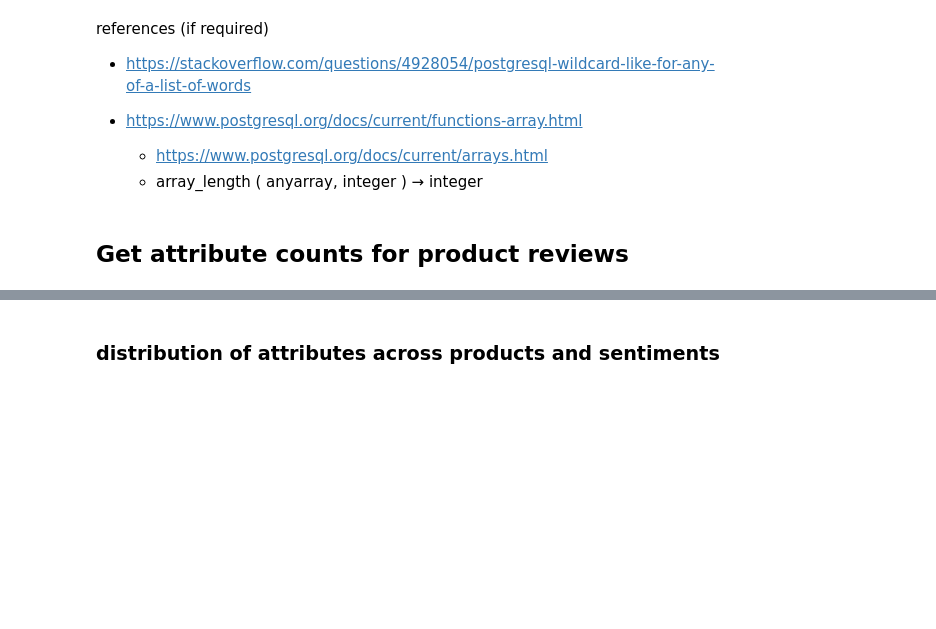
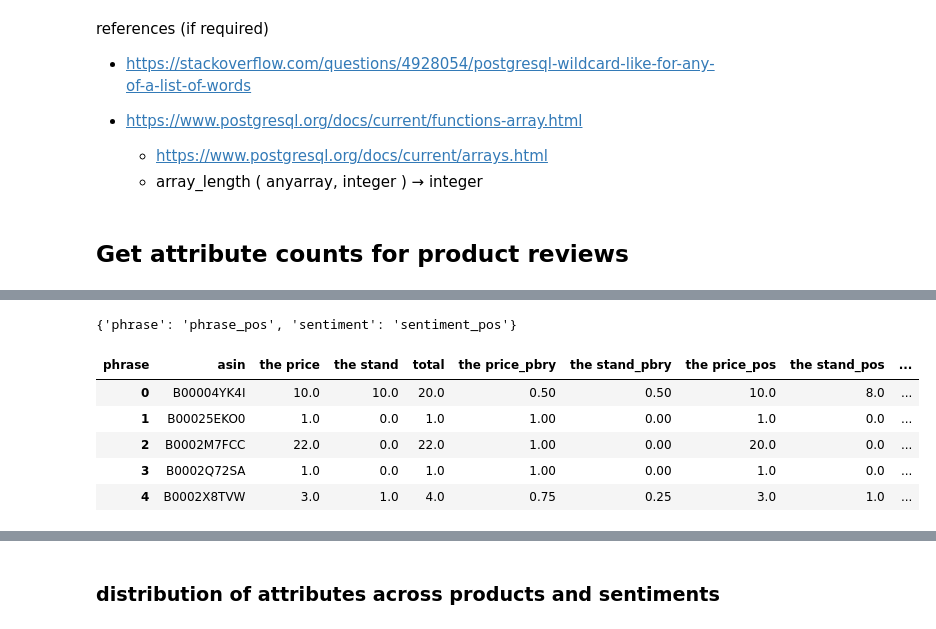
Before and after one commit to avelllabs/Gabby, a Jupyter notebook: notebooks/14_gb_product_recommendation_and_matching_score.ipynb, the cells around one changed output, grey strips where cells are left out. Cells and saved outputs as stored; diff of their text form; code cells hidden in the pictures; blank space fills up the shorter version.

```diff
--- a/notebooks/14_gb_product_recommendation_and_matching_score.ipynb
+++ b/notebooks/14_gb_product_recommendation_and_matching_score.ipynb
@@ -179,0 +276,30 @@ attributes_counts.groupby(['asin', 'phrase'])['count'].sum().reset_index()
+# %%
+{c:f"{c}_pos" for c in positive_attributes_counts.columns[2:-1]}
+# %% [output]
+{'phrase': 'phrase_pos', 'sentiment': 'sentiment_pos'}
+# %%
+
+pos_counts = positive_attributes_counts[['asin', 'phrase', 'count']]. \
+        pivot_table(values='count', index='asin', columns='phrase', aggfunc=sum). \
+            fillna(0). \
+                reset_index()
+
+pos_counts = pos_counts.rename(columns={c:f"{c}_pos" for c in pos_counts.columns[1:]})
+# %%
+neg_counts = negative_attributes_counts[['asin', 'phrase', 'count']]. \
+        pivot_table(values='count', index='asin', columns='phrase', aggfunc=sum). \
+            fillna(0). \
+                reset_index()
+
+neg_counts = neg_counts.rename(columns={c:f"{c}_neg" for c in neg_counts.columns[1:]})
+# %%
+prod_attr_prby = product_attribute_counts.merge(pos_counts, on='asin', how='left').merge(neg_counts, on='asin', how='left').fillna(0).head()
+# %%
+prod_attr_prby.head()
+# %% [output]
+| phrase | asin | the price | the stand | total | the price_pbry | the stand_pbry | the price_pos | the stand_pos | ... |
+| 0 | B00004YK4I | 10.0 | 10.0 | 20.0 | 0.50 | 0.50 | 10.0 | 8.0 | ... |
+| 1 | B00025EKO0 | 1.0 | 0.0 | 1.0 | 1.00 | 0.00 | 1.0 | 0.0 | ... |
+| 2 | B0002M7FCC | 22.0 | 0.0 | 22.0 | 1.00 | 0.00 | 20.0 | 0.0 | ... |
+| 3 | B0002Q72SA | 1.0 | 0.0 | 1.0 | 1.00 | 0.00 | 1.0 | 0.0 | ... |
+| 4 | B0002X8TVW | 3.0 | 1.0 | 4.0 | 0.75 | 0.25 | 3.0 | 1.0 | ... |
```
Also changed, not shown: parts of 45 cells of this notebook.
